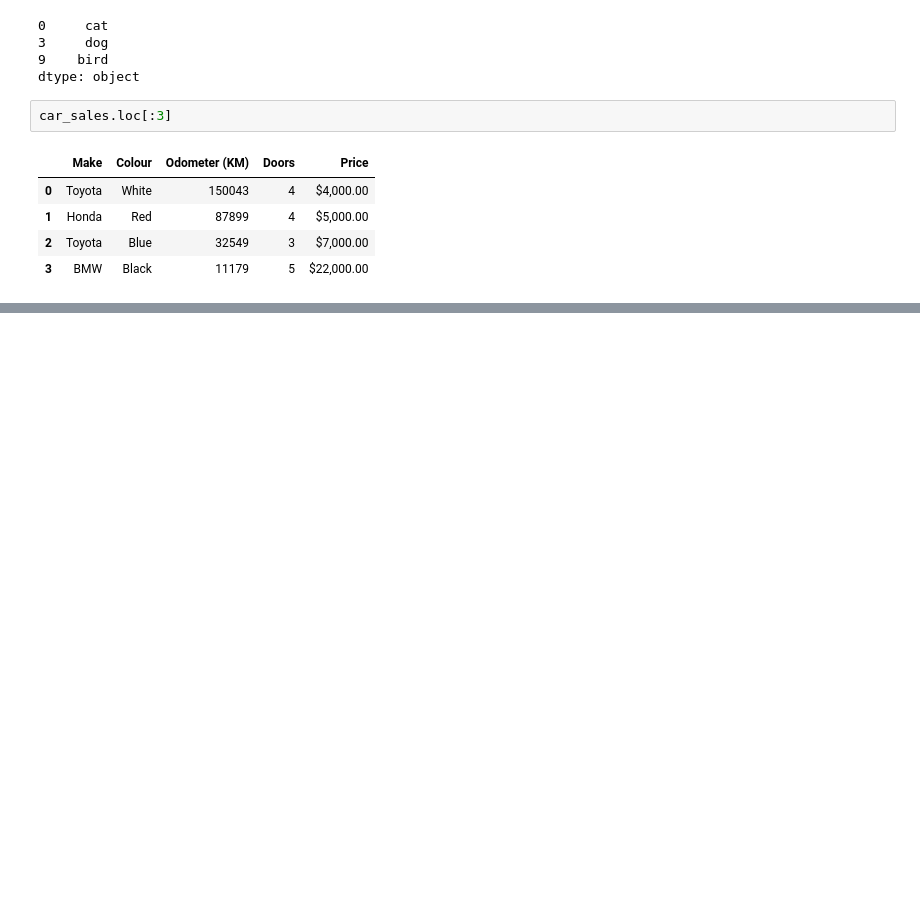
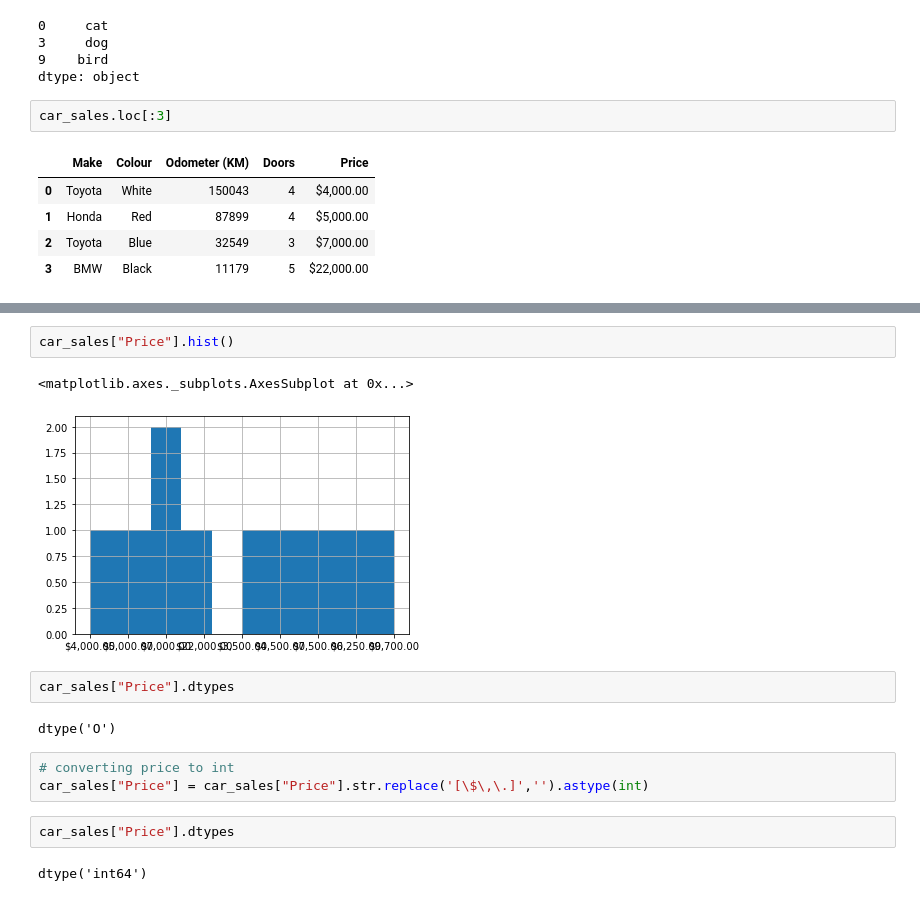
Before and after one commit to IanSeng/MachineLearning, a Jupyter notebook: ml-course/learn-pandas/introduction-to-pandas.ipynb, the cells around one changed output, grey strips where cells are left out. Saved outputs shown, nothing was run; the diff lists cells and outputs as text; blank space fills up the shorter version.

```diff
--- a/ml-course/learn-pandas/introduction-to-pandas.ipynb
+++ b/ml-course/learn-pandas/introduction-to-pandas.ipynb
@@ -297,0 +404,16 @@ car_sales.loc[:3]
+# %%
+car_sales["Price"].hist()
+# %% [output]
+<matplotlib.axes._subplots.AxesSubplot at 0x...>
+[figure, added]
+# %%
+car_sales["Price"].dtypes
+# %% [output]
+dtype('O')
+# %%
+# converting price to int
+car_sales["Price"] = car_sales["Price"].str.replace('[\$\,\.]','').astype(int)
+# %%
+car_sales["Price"].dtypes
+# %% [output]
+dtype('int64')
```
Also changed, not shown: parts of 41 cells of this notebook, 2 other files.
